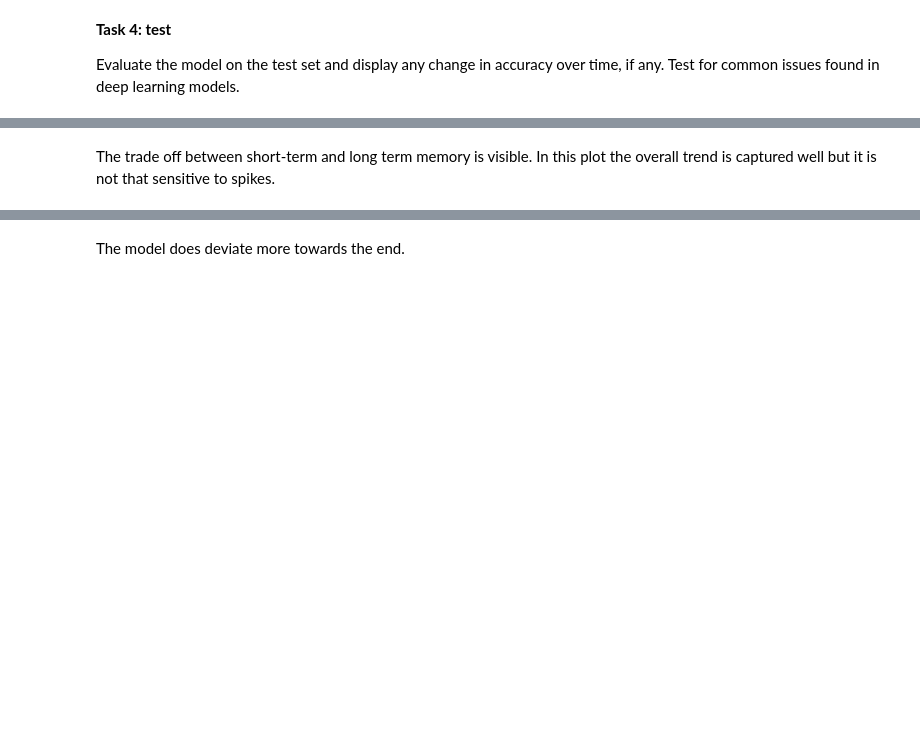
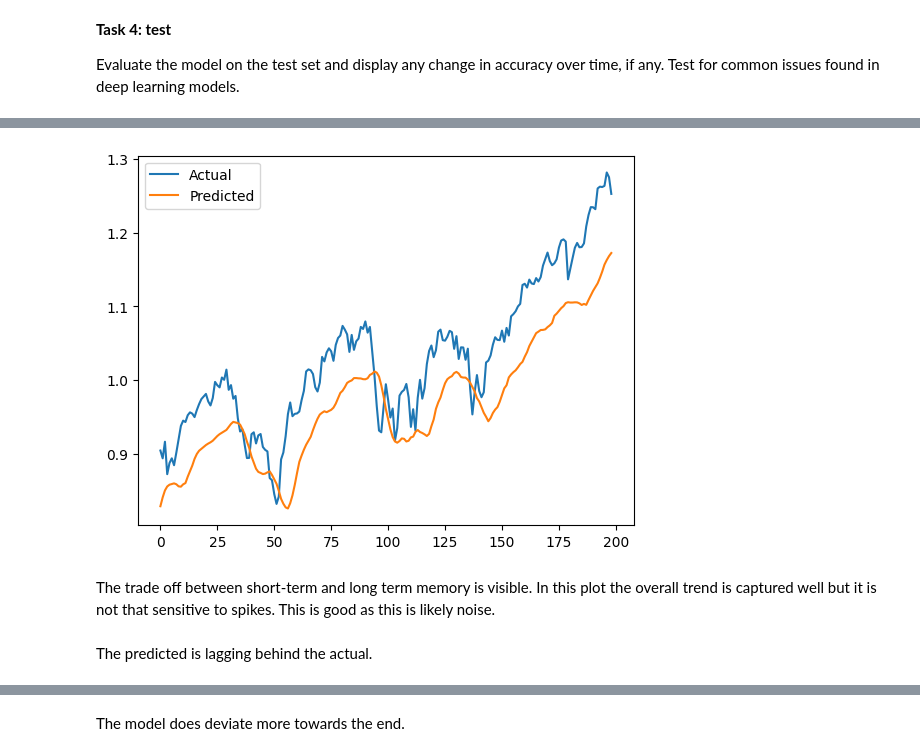
Before and after one commit to Noonansean1/CS5004, a Jupyter notebook: e-tivity2/Etivity2_23300159.ipynb, the cells around one changed output, grey strips where cells are left out. Saved outputs shown, nothing was run; the diff lists cells and outputs as text; code cells hidden in the pictures; blank space fills up the shorter version.

```diff
--- a/e-tivity2/Etivity2_23300159.ipynb
+++ b/e-tivity2/Etivity2_23300159.ipynb
@@ -479,0 +482,10 @@ plt.show()
+# %%
+# Now generate predictions
+predictions = model.predict(X_test)
+
+# Plot actual vs predicted values
+plt.plot(y_test, label="Actual")
+plt.plot(predictions, label="Predicted")
+plt.legend()
+plt.show()
+# %% [output]
@@ -480,2 +493,5 @@ plt.show()
+[figure, added]
 # %% [markdown]
-The trade off between short-term and long term memory is visible. In this plot the overall trend is captured well but it is not that sensitive to spikes.
+The trade off between short-term and long term memory is visible. In this plot the overall trend is captured well but it is not that sensitive to spikes. This is good as this is likely noise.
+# %% [markdown]
+The predicted is lagging behind the actual.
```
Also changed, not shown: parts of 37 cells of this notebook.
